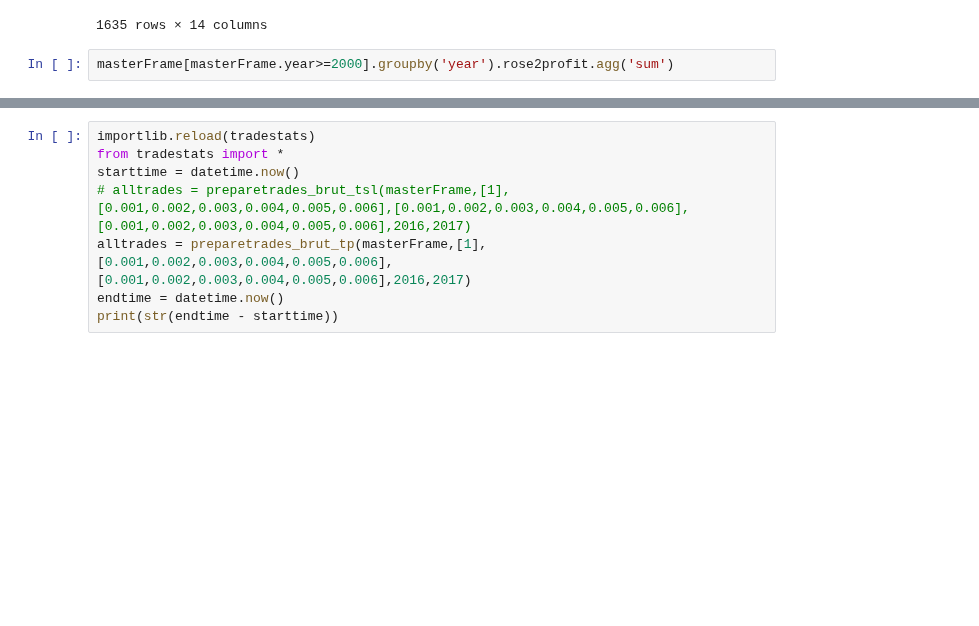
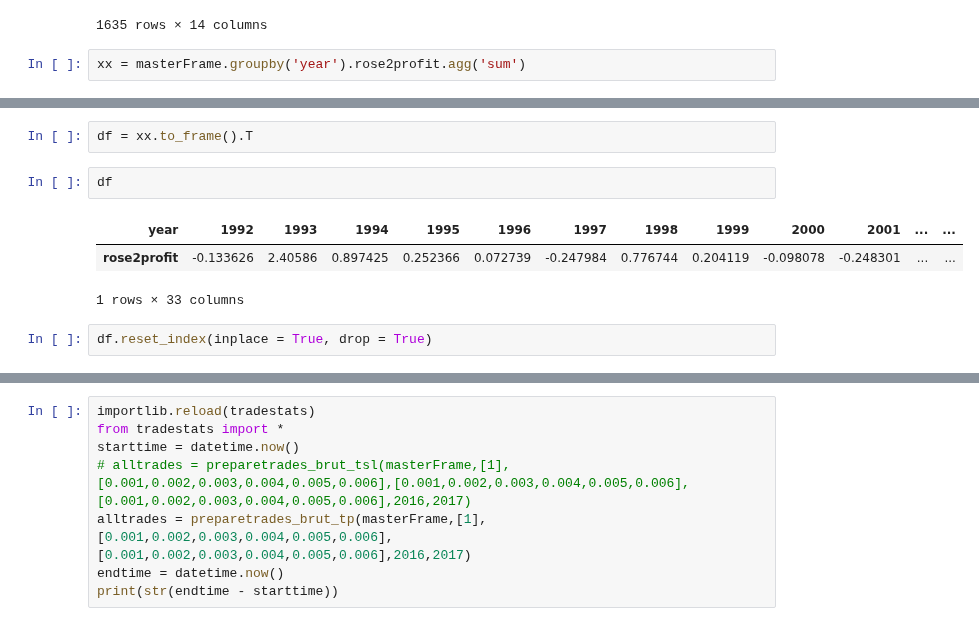
Before and after one commit to ai357060/flower, a Jupyter notebook: wm/aw01.ipynb, the cells around one changed output, grey strips where cells are left out. Saved outputs shown, nothing was run; the diff lists cells and outputs as text; blank space fills up the shorter version.

```diff
--- a/wm/aw01.ipynb
+++ b/wm/aw01.ipynb
@@ -87,4 +187,4 @@ masterFrame#.tail(100)
 | 1634 | 2024 | 2024-01-29 | 559.200000 | 2 | 2023-11-27 | 573.800000 | -0.025444 | ... |
 1635 rows × 14 columns
 # %%
-masterFrame[masterFrame.year>=2000].groupby('year').rose2profit.agg('sum')
+xx = masterFrame.groupby('year').rose2profit.agg('sum')
@@ -108,0 +211,10 @@ Name: rose2profit, dtype: float64
+# %%
+df = xx.to_frame().T
+# %%
+df
+# %% [output]
+| year | 1992 | 1993 | 1994 | 1995 | 1996 | 1997 | 1998 | 1999 | 2000 | 2001 | ... | ... |
+| rose2profit | -0.133626 | 2.40586 | 0.897425 | 0.252366 | 0.072739 | -0.247984 | 0.776744 | 0.204119 | -0.098078 | -0.248301 | ... | ... |
+1 rows × 33 columns
+# %%
+df.reset_index(inplace = True, drop = True)
```
Also changed, not shown: parts of 16 cells of this notebook, 13 other files.
